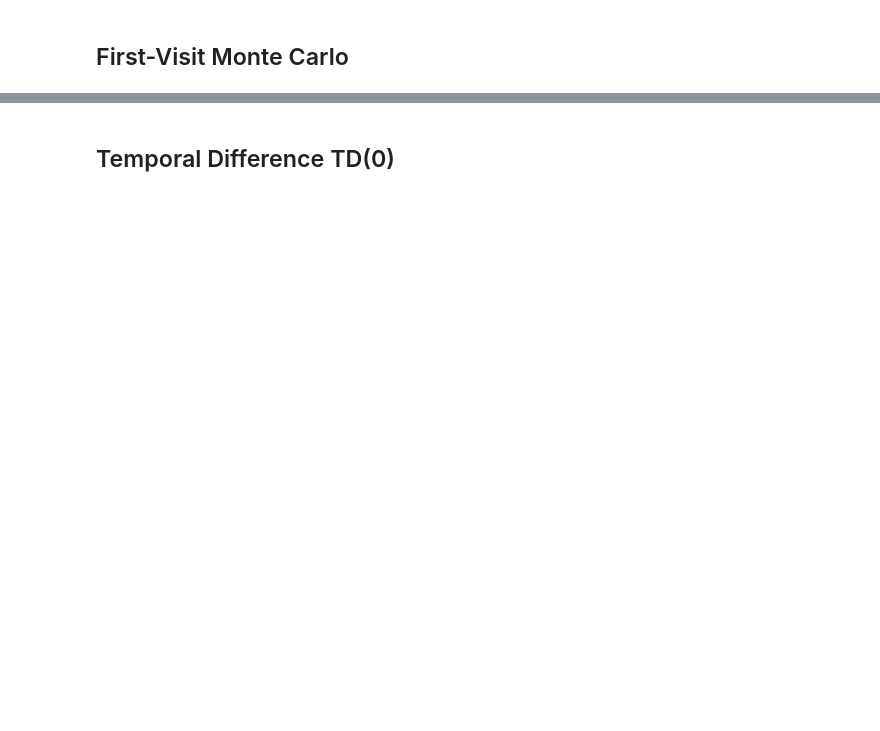
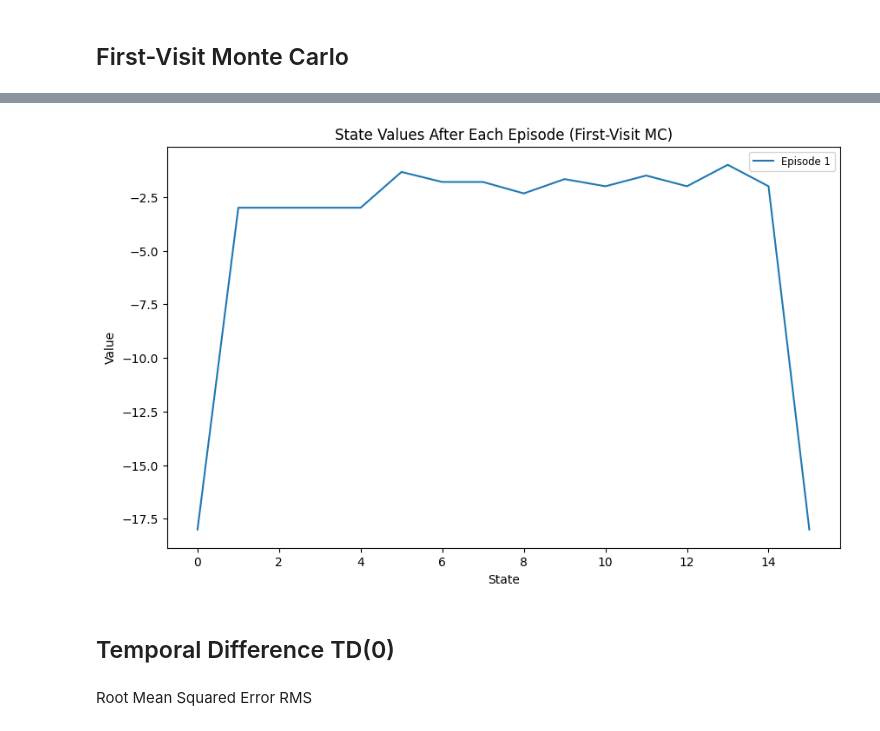
Before and after one commit to BilgeBengisu/Coding-Practices, a Jupyter notebook: TemporalDifferenceProblem/hw.ipynb, the cells around one changed output, grey strips where cells are left out. Cells and saved outputs as stored; diff of their text form; code cells hidden in the pictures; blank space fills up the shorter version.

Commit message:
first-visit monte carlo successfully implemented for temporal difference problem

```diff
--- a/TemporalDifferenceProblem/hw.ipynb
+++ b/TemporalDifferenceProblem/hw.ipynb
@@ -46,3 +106,32 @@ def first_visit_monte_carlo(episode):
+# %%
+import matplotlib.pyplot as plt
+
+# Visualize state values after each episode for first-visit monte carlo
+state_values_history = []
+for ep_num in range(0, len(actions), 20):
+    episode = generate_episode(actions[ep_num:ep_num+20])
+    visited = set()
+    G = 0
+    for t in reversed(range(len(episode))):
+        state, action, reward = episode[t]
+        G += reward
+        if state not in visited:
+            returns[state].append(G)
+            state_values[state] = np.mean(returns[state])
+            visited.add(state)
+    state_values_history.append(state_values.copy())
+
+# Plot state values for each episode
+plt.figure(figsize=(10, 6))
+for i, values in enumerate(state_values_history):
+    plt.plot(values, label=f'Episode {i+1}')
+plt.xlabel('State')
+plt.ylabel('Value')
+plt.title('State Values After Each Episode (First-Visit MC)')
+plt.legend(loc='upper right', fontsize='small', ncol=2)
+plt.show()
+# %% [output]
+[figure, added]
 # %% [markdown]
 ## Temporal Difference TD(0)
 # %%
@@ -52,3 +141,5 @@ def td_zero_prediction(env, policy, num_episodes, alpha, gamma):
 
 def policy(state):
     return
+# %% [markdown]
+Root Mean Squared Error RMS
```
Also changed, not shown: parts of 4 cells of this notebook, 1 other file.
